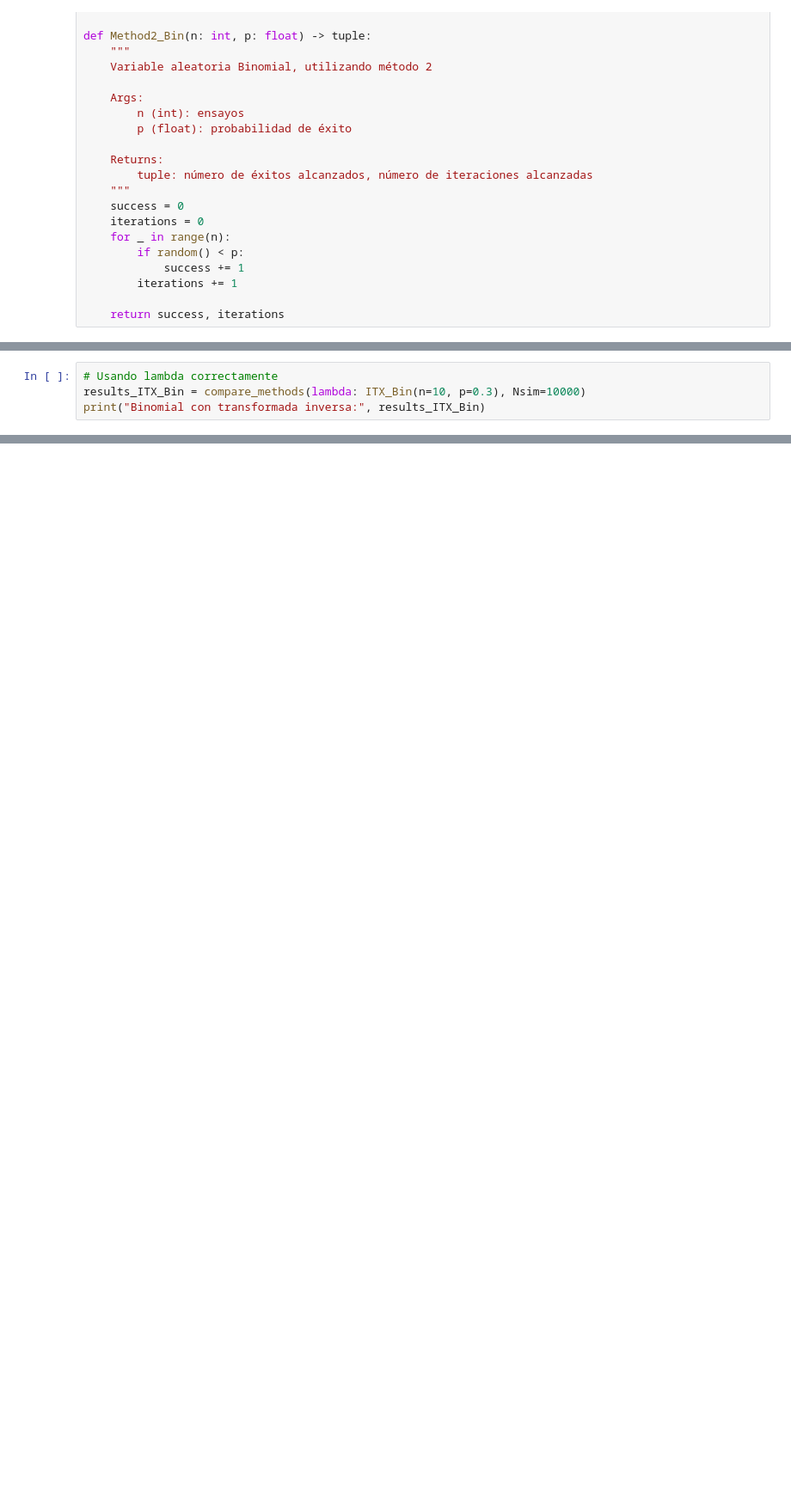
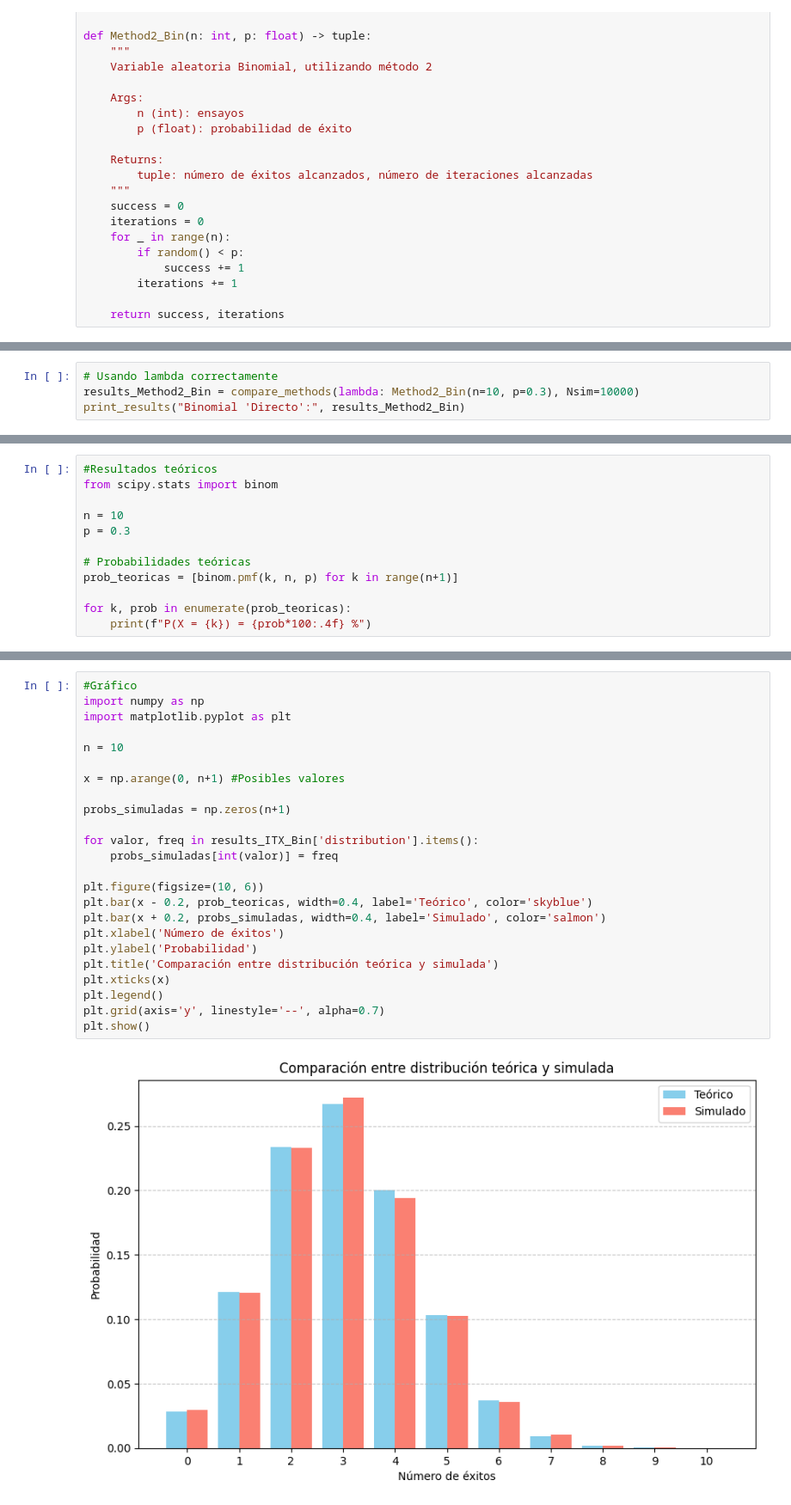
Before and after one commit to alvaro-mediina/modelos-y-simulacion-2025, a Jupyter notebook: tp4-var-aleatorias-discretas/main.ipynb, the cells around one changed output, grey strips where cells are left out. Shown at 86% size. Saved outputs shown, nothing was run; the diff lists cells and outputs as text; blank space fills up the shorter version.

Commit message:
feat: :sparkles: Agrego gráfico de chequeo para la implementación de una binomial

```diff
--- a/tp4-var-aleatorias-discretas/main.ipynb
+++ b/tp4-var-aleatorias-discretas/main.ipynb
@@ -718,5 +766,5 @@ Binomial con transformada inversa: {'total_iter': 100000, 'avg_iter': 10.0, 'tim
 # %%
 # Usando lambda correctamente
-results_ITX_Bin = compare_methods(lambda: ITX_Bin(n=10, p=0.3), Nsim=10000)
-print("Binomial con transformada inversa:", results_ITX_Bin)
+results_Method2_Bin = compare_methods(lambda: Method2_Bin(n=10, p=0.3), Nsim=10000)
+print_results("Binomial 'Directo':", results_Method2_Bin)
 # %% [output]
@@ -723,0 +803,12 @@ Binomial con transformada inversa: {'total_iter': 100000, 'avg_iter': 10.0, 'tim
+# %%
+#Resultados teóricos
+from scipy.stats import binom
+
+n = 10
+p = 0.3
+
+# Probabilidades teóricas
+prob_teoricas = [binom.pmf(k, n, p) for k in range(n+1)]
+
+for k, prob in enumerate(prob_teoricas):
+    print(f"P(X = {k}) = {prob*100:.4f} %")
@@ -723,0 +827,26 @@ Binomial con transformada inversa: {'total_iter': 100000, 'avg_iter': 10.0, 'tim
+# %%
+#Gráfico
+import numpy as np
+import matplotlib.pyplot as plt
+
+n = 10
+
+x = np.arange(0, n+1) #Posibles valores
+
+probs_simuladas = np.zeros(n+1)
+
+for valor, freq in results_ITX_Bin['distribution'].items():
+    probs_simuladas[int(valor)] = freq
+
+plt.figure(figsize=(10, 6))
+plt.bar(x - 0.2, prob_teoricas, width=0.4, label='Teórico', color='skyblue')
+plt.bar(x + 0.2, probs_simuladas, width=0.4, label='Simulado', color='salmon')
+plt.xlabel('Número de éxitos')
+plt.ylabel('Probabilidad')
+plt.title('Comparación entre distribución teórica y simulada')
+plt.xticks(x)
+plt.legend()
+plt.grid(axis='y', linestyle='--', alpha=0.7)
+plt.show()
+# %% [output]
+[figure, added]
```
Also changed, not shown: parts of 8 cells of this notebook.
